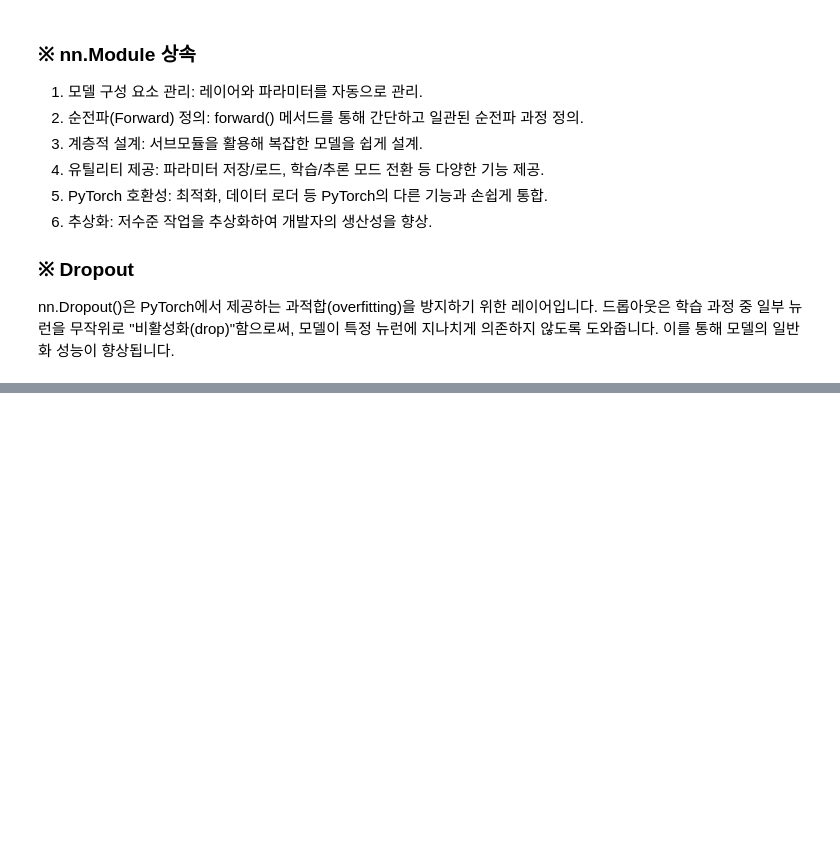
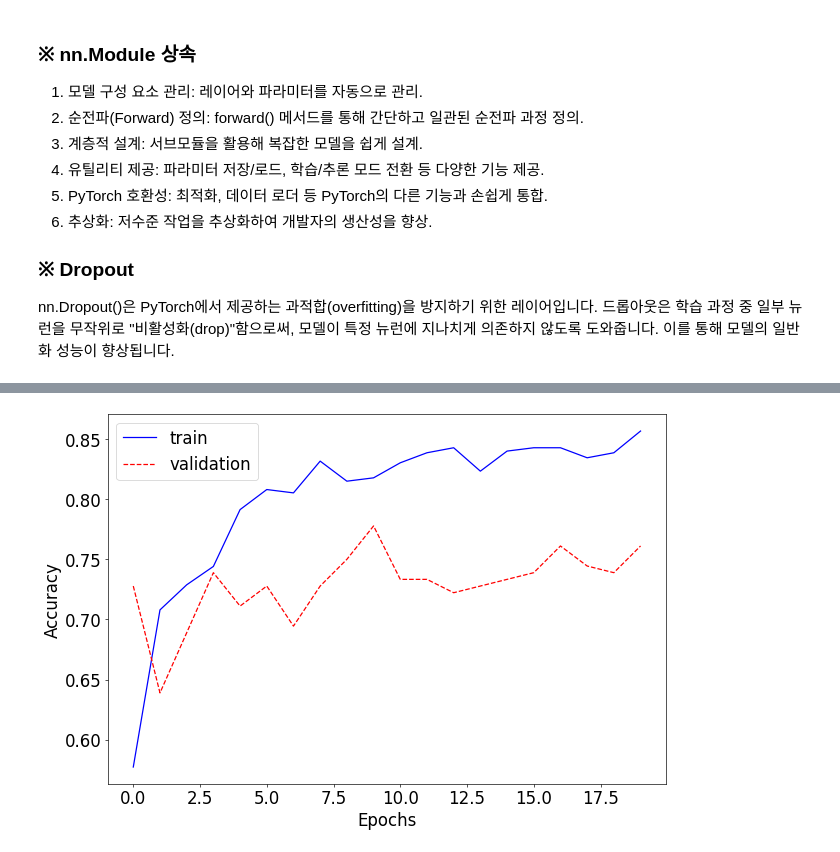
Before and after one commit to JinLeeGG/AI_Project_Preparation, a Jupyter notebook: 4. Deep Learning/6. Multi-class Weather Dataset/6_Multi_class_Weather_Dataset.ipynb, the cells around one changed output, grey strips where cells are left out. Cells and saved outputs as stored; diff of their text form; code cells hidden in the pictures; blank space fills up the shorter version.

```diff
--- a/4. Deep Learning/6. Multi-class Weather Dataset/6_Multi_class_Weather_Dataset.ipynb
+++ b/4. Deep Learning/6. Multi-class Weather Dataset/6_Multi_class_Weather_Dataset.ipynb
@@ -341,0 +397,11 @@ def test():
+# %%
+# ephoch마다 learning rate를 다르게 주기
+# adjust_lr이 돌아갈때마다 learning rate를 조절해준다.
+def adjust_learning_rate(optimizer, epoch):
+    lr = learning_rate
+    if epoch >= 3: # 에포크가 3번째 바퀴일때
+        lr /= 10  # 10으로 나눠서 보폭을 줄여준다.
+    if epoch >= 7: # 7일때
+        lr /= 10 # 더 줄이기
+    for param_group in optimizer.param_groups: # param_group에 learning rate를 계산해서 넣어준다.
+        param_group['lr'] = lr
@@ -341,0 +488,12 @@ def test():
+# %%
+# 모델 1 시각화 및 정확도
+plt.plot([x[0] for x in accuracy], 'b', label='train')
+plt.plot([x[1] for x in accuracy], 'r--',label='validation')
+plt.xlabel("Epochs")
+plt.ylabel("Accuracy")
+plt.legend()
+
+test_loss, test_accuracy = test()
+print(f"Test loss: {test_loss:.8f}")
+print(f"Test accuracy: {test_accuracy * 100.:.2f}%")
+# %% [output]
@@ -341,0 +507 @@ def test():
+[figure, added]
```
Also changed, not shown: parts of 12 cells of this notebook.
